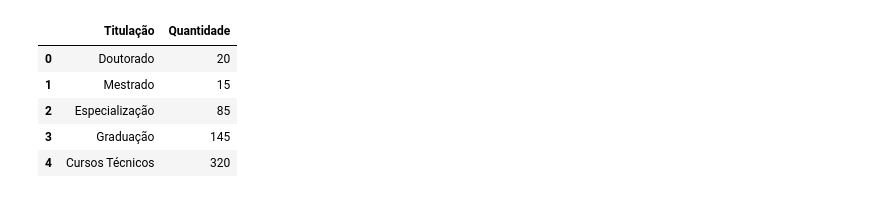
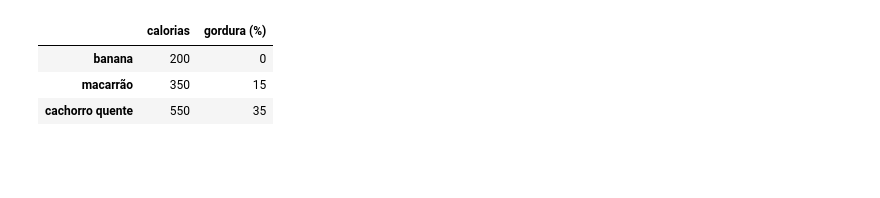
Before and after one commit to elizangela18/Elizangeladev, a Jupyter notebook: Untitled1.ipynb, the cells around one changed output. Drawn from its saved outputs; the diff is of its cells as text; code cells hidden in the pictures; blank space fills up the shorter version.

```diff
--- a/Untitled1.ipynb
+++ b/Untitled1.ipynb
@@ -1,15 +1,13 @@
 # %% [markdown]
 <a href="https://colab.research.google.com/github/elizangela18/Elizangeladev/blob/main/Untitled1.ipynb" target="_parent"><img src="https://colab.research.google.com/assets/colab-badge.svg" alt="Open In Colab"/></a>
-# %%
-import pandas as pd
-
-df = pd.DataFrame({'Titulação':['Doutorado', 'Mestrado', 'Especialização', 'Graduação', 'Cursos Técnicos'],
-                   'Quantidade':[20, 15, 85, 145, 320]})
-df
-# %% [output]
-|  | Titulação | Quantidade |
-| 0 | Doutorado | 20 |
-| 1 | Mestrado | 15 |
-| 2 | Especialização | 85 |
-| 3 | Graduação | 145 |
-| 4 | Cursos Técnicos | 320 |
+# %%
+import pandas as pd
+
+df = pd.DataFrame({'calorias':[200, 350, 550], 'gordura (%)':[0, 15, 35]},
+                  index=['banana', 'macarrão', 'cachorro quente'])
+df
+# %% [output]
+|  | calorias | gordura (%) |
+| banana | 200 | 0 |
+| macarrão | 350 | 15 |
+| cachorro quente | 550 | 35 |
```
Also changed, not shown: parts of 4 cells of this notebook.
